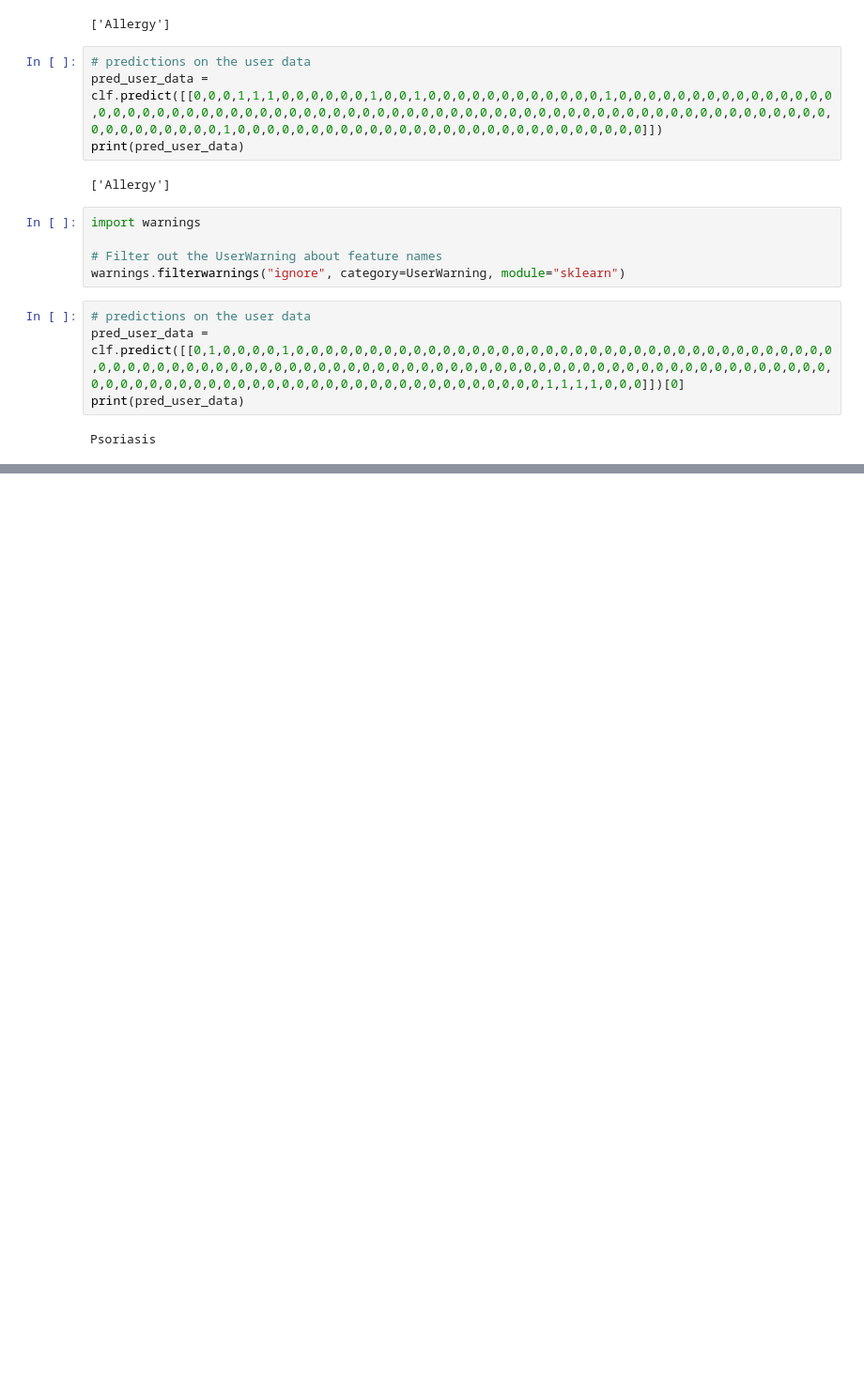
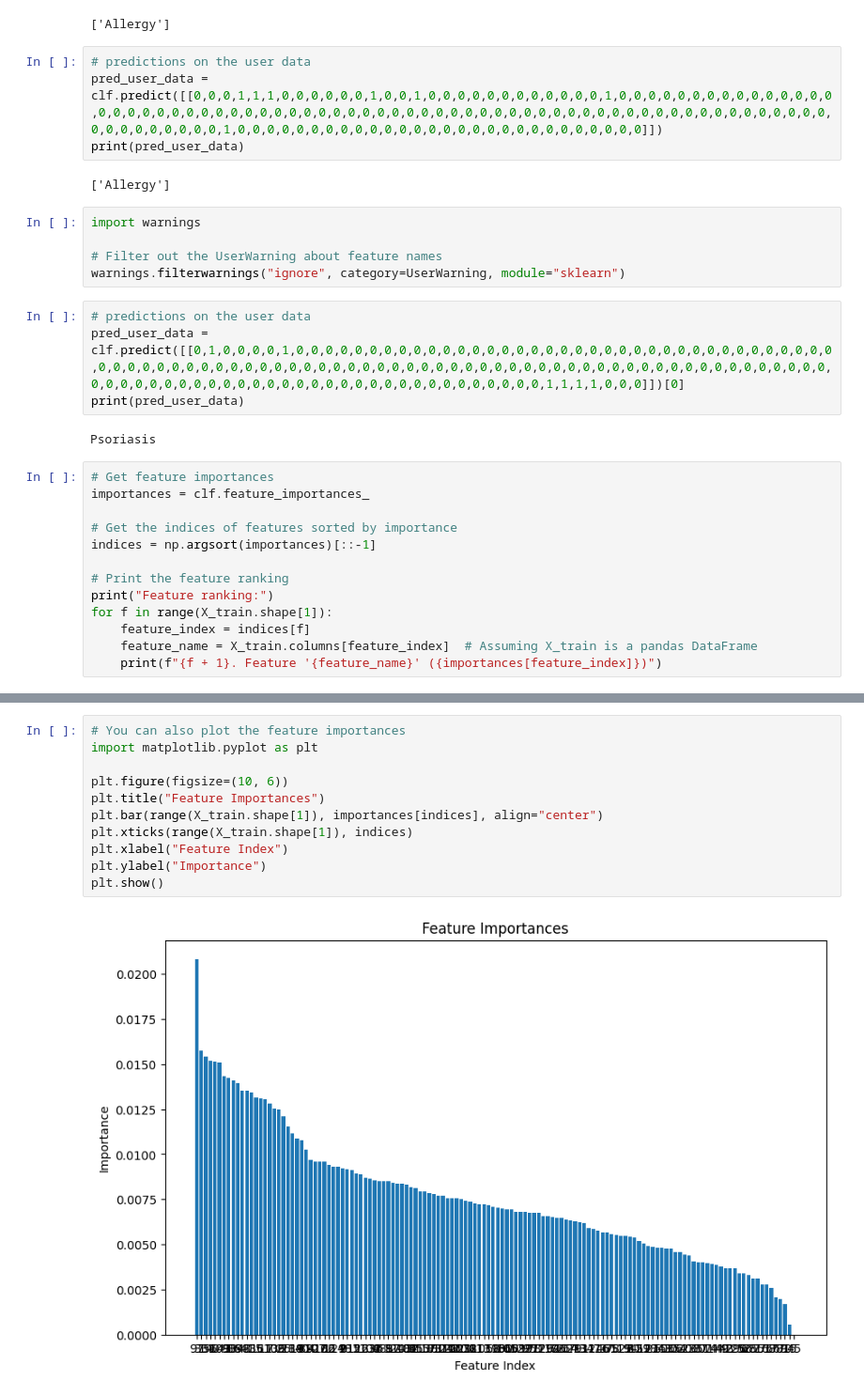
Before and after one commit to maharengarajan/DiseasePrognosis, a Jupyter notebook: research/model_trainer.ipynb, the cells around one changed output, grey strips where cells are left out. Shown: that part at 94% size. Saved outputs shown, nothing was run; the diff lists cells and outputs as text; blank space fills up the shorter version.

Commit message:
feature importance done in ipynb

```diff
--- a/research/model_trainer.ipynb
+++ b/research/model_trainer.ipynb
@@ -103,3 +103,16 @@ pred_user_data = clf.predict([[0,1,0,0,0,0,1,0,0,0,0,0,0,0,0,0,0,0,0,0,0,0,0,0,0
 print(pred_user_data)
 # %% [output]
 Psoriasis
+# %%
+# Get feature importances
+importances = clf.feature_importances_
+
+# Get the indices of features sorted by importance
+indices = np.argsort(importances)[::-1]
+
+# Print the feature ranking
+print("Feature ranking:")
+for f in range(X_train.shape[1]):
+    feature_index = indices[f]
+    feature_name = X_train.columns[feature_index]  # Assuming X_train is a pandas DataFrame
+    print(f"{f + 1}. Feature '{feature_name}' ({importances[feature_index]})")
@@ -105,0 +137,13 @@ Psoriasis
+# %%
+# You can also plot the feature importances
+import matplotlib.pyplot as plt
+
+plt.figure(figsize=(10, 6))
+plt.title("Feature Importances")
+plt.bar(range(X_train.shape[1]), importances[indices], align="center")
+plt.xticks(range(X_train.shape[1]), indices)
+plt.xlabel("Feature Index")
+plt.ylabel("Importance")
+plt.show()
+# %% [output]
+[figure, added]
```
Also changed, not shown: parts of 1 cell of this notebook.
